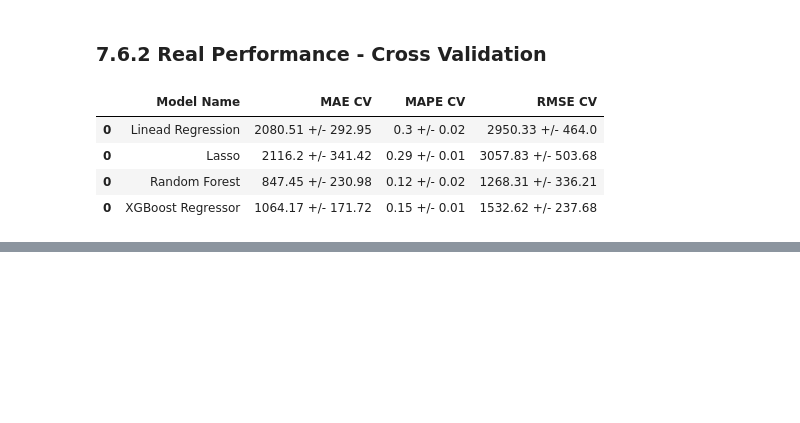
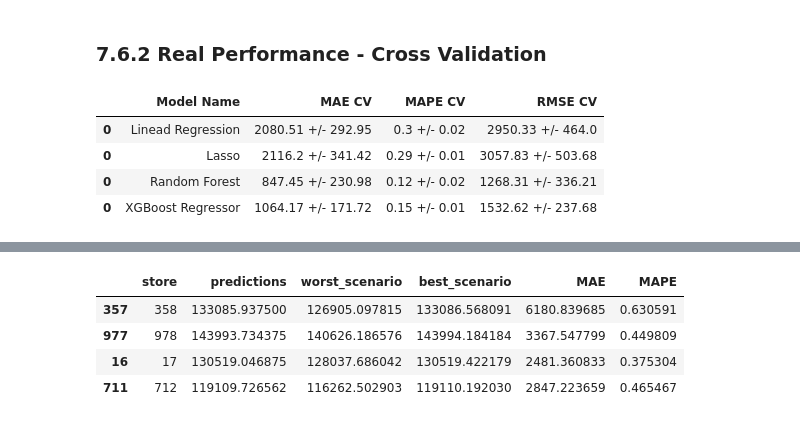
Before and after one commit to TrellixVulnTeam/DsEmProducao_VDBH, a Jupyter notebook: notebooks/m06_v01_store_sales_prediction.ipynb, the cells around one changed output, grey strips where cells are left out. Cells and saved outputs as stored; diff of their text form; code cells hidden in the pictures; blank space fills up the shorter version.

```diff
--- a/notebooks/m06_v01_store_sales_prediction.ipynb
+++ b/notebooks/m06_v01_store_sales_prediction.ipynb
@@ -1388,0 +1548,8 @@ modeling_result_cv
+# %%
+df92.sample(4)
+# %% [output]
+|  | store | predictions | worst_scenario | best_scenario | MAE | MAPE |
+| 357 | 358 | 133085.937500 | 126905.097815 | 133086.568091 | 6180.839685 | 0.630591 |
+| 977 | 978 | 143993.734375 | 140626.186576 | 143994.184184 | 3367.547799 | 0.449809 |
+| 16 | 17 | 130519.046875 | 128037.686042 | 130519.422179 | 2481.360833 | 0.375304 |
+| 711 | 712 | 119109.726562 | 116262.502903 | 119110.192030 | 2847.223659 | 0.465467 |
```
Also changed, not shown: parts of 43 cells of this notebook, 5 other files.
